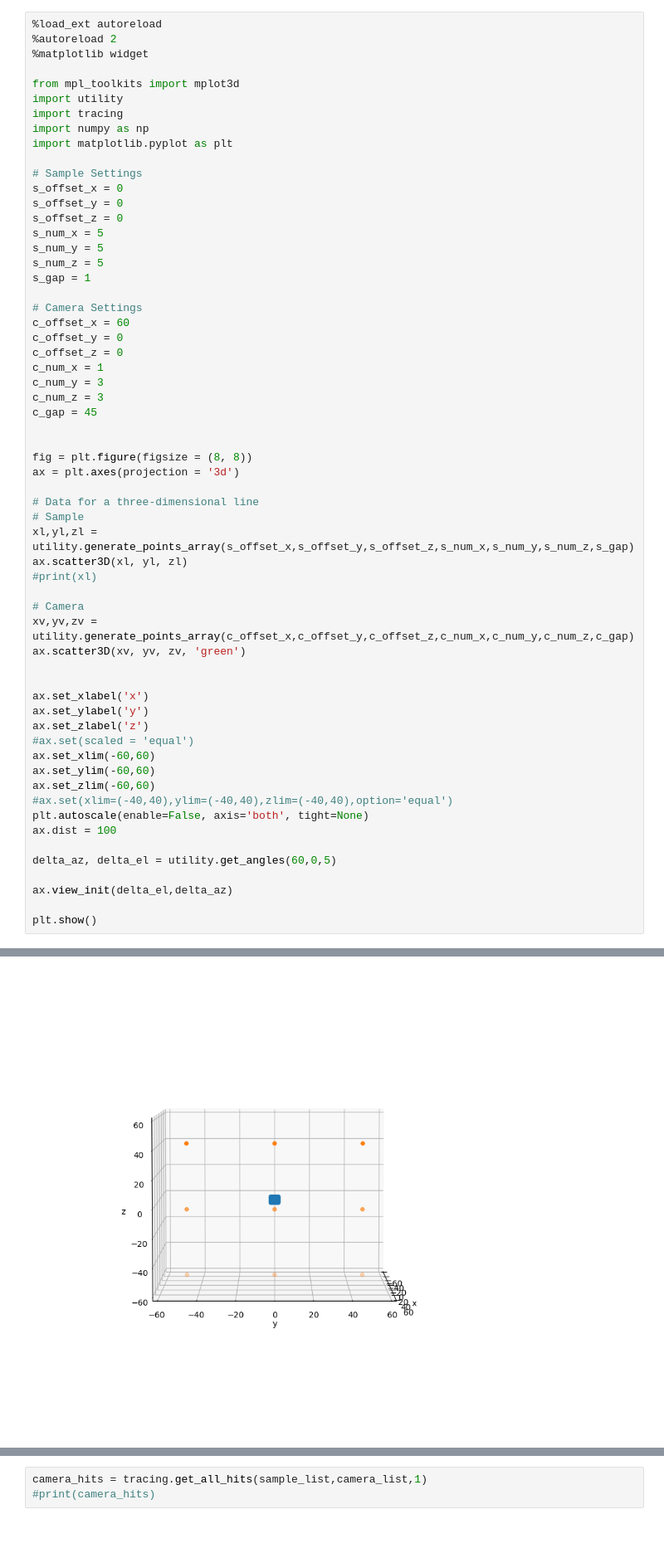
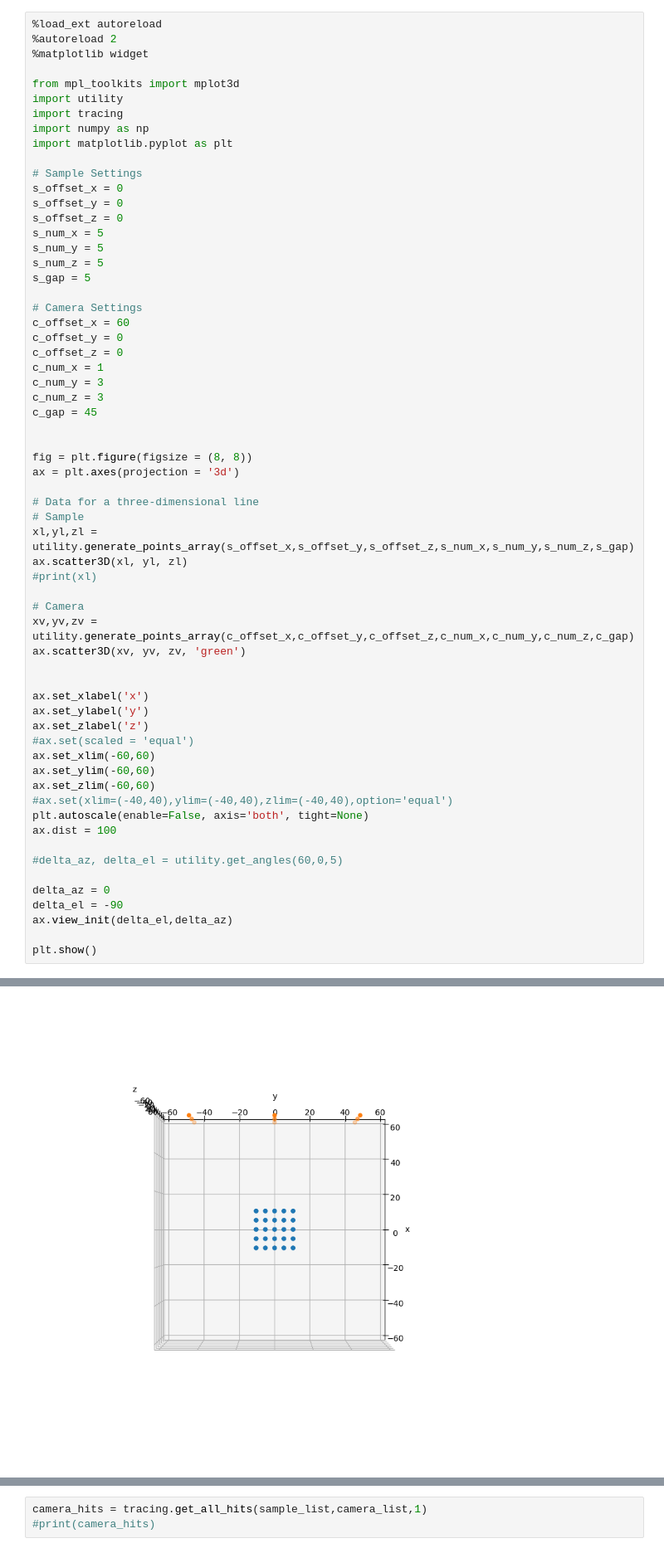
Before and after one commit to JipengSun/Light_Field_Reconstruct, a Jupyter notebook: Light_Field_Reconstruct.ipynb, the cells around one changed output, grey strips where cells are left out. Shown: that part at 83% size. Saved outputs shown, nothing was run; the diff lists cells and outputs as text.

Commit message:
Add some demo figures

```diff
--- a/Light_Field_Reconstruct.ipynb
+++ b/Light_Field_Reconstruct.ipynb
@@ -16,7 +16,7 @@ s_offset_z = 0
 s_num_x = 5
 s_num_y = 5
 s_num_z = 5
-s_gap = 1
+s_gap = 5
 
 # Camera Settings
 c_offset_x = 60
@@ -33,35 +33,37 @@ ax = plt.axes(projection = '3d')
 
 # Data for a three-dimensional line
 # Sample
 xl,yl,zl = utility.generate_points_array(s_offset_x,s_offset_y,s_offset_z,s_num_x,s_num_y,s_num_z,s_gap)
 ax.scatter3D(xl, yl, zl)
 #print(xl)
 
 # Camera
 xv,yv,zv = utility.generate_points_array(c_offset_x,c_offset_y,c_offset_z,c_num_x,c_num_y,c_num_z,c_gap)
 ax.scatter3D(xv, yv, zv, 'green')
 
 
 ax.set_xlabel('x')
 ax.set_ylabel('y')
 ax.set_zlabel('z')
 #ax.set(scaled = 'equal')
 ax.set_xlim(-60,60)
 ax.set_ylim(-60,60)
 ax.set_zlim(-60,60)
 #ax.set(xlim=(-40,40),ylim=(-40,40),zlim=(-40,40),option='equal')
 plt.autoscale(enable=False, axis='both', tight=None)
 ax.dist = 100
 
-delta_az, delta_el = utility.get_angles(60,0,5)
+#delta_az, delta_el = utility.get_angles(60,0,5)
 
+delta_az = 0
+delta_el = -90
 ax.view_init(delta_el,delta_az)
 
 plt.show()
 # %% [output]
 The autoreload extension is already loaded. To reload it, use:
   %reload_ext autoreload
-[figure, old version]
+[figure, new version]
 # %%
 %matplotlib auto
 print(yv)
```
Also changed, not shown: parts of 7 cells of this notebook, 2 other files.
